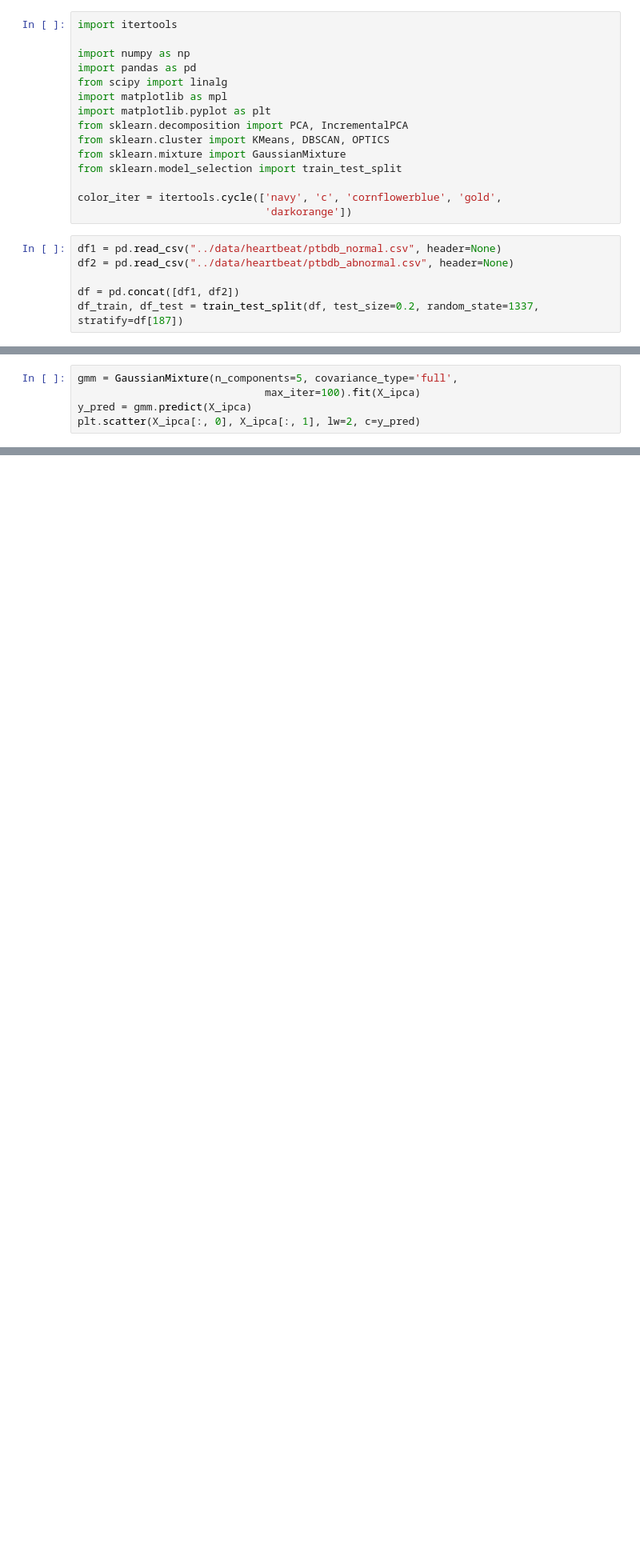
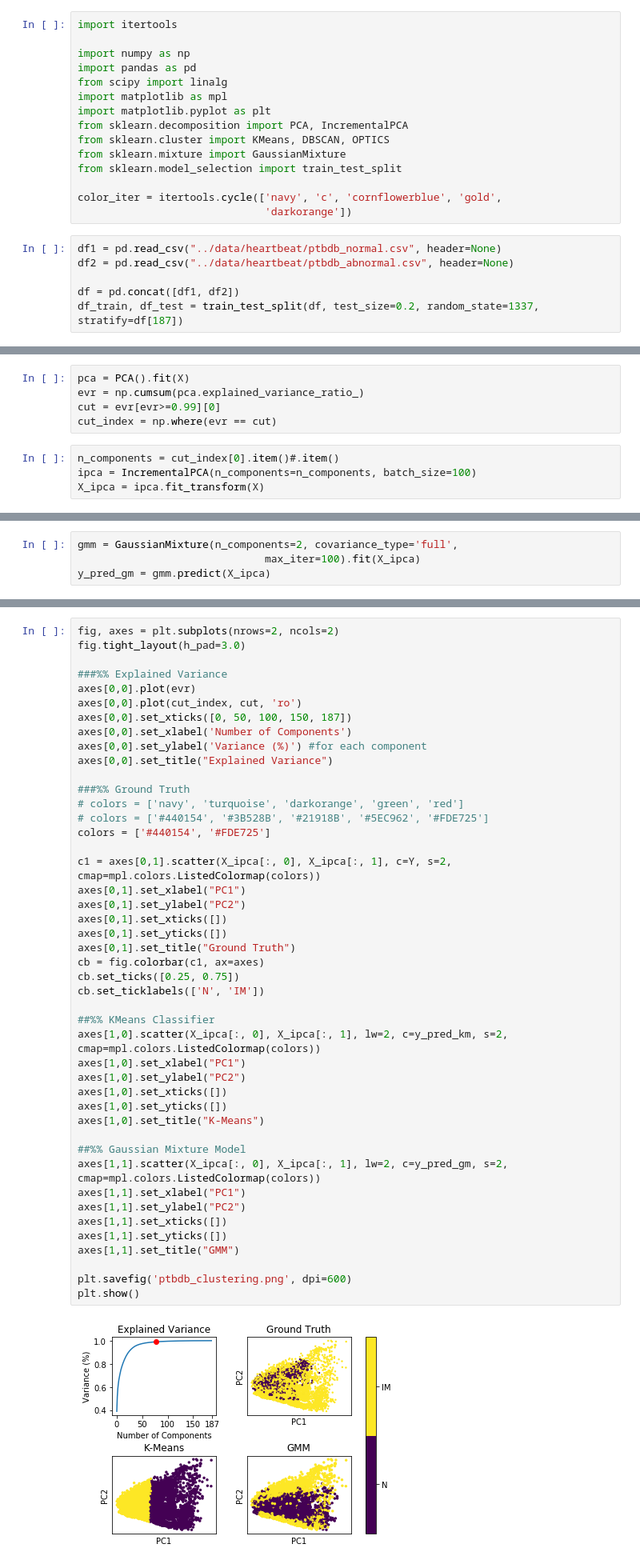
Before and after one commit to nkdnnlr/ECG-Heartbeat-Classification, a Jupyter notebook: ECG_Heartbeat_Classification/data_exploration_ptbdb.ipynb, the cells around one changed output, grey strips where cells are left out. Shown: that part at 80% size. Drawn from its saved outputs; the diff is of its cells as text; blank space fills up the shorter version.

```diff
--- a/ECG_Heartbeat_Classification/data_exploration_ptbdb.ipynb
+++ b/ECG_Heartbeat_Classification/data_exploration_ptbdb.ipynb
@@ -59,2 +82,11 @@ X = df_train
+# %%
+pca = PCA().fit(X)
+evr = np.cumsum(pca.explained_variance_ratio_)
+cut = evr[evr>=0.99][0]
+cut_index = np.where(evr == cut)
+# %%
+n_components = cut_index[0].item()#.item()
+ipca = IncrementalPCA(n_components=n_components, batch_size=100)
+X_ipca = ipca.fit_transform(X)
 # %%
 km = KMeans(n_clusters=2)
@@ -94,5 +94,4 @@ KeyboardInterrupt:
 # %%
-gmm = GaussianMixture(n_components=5, covariance_type='full',
+gmm = GaussianMixture(n_components=2, covariance_type='full',
                               max_iter=100).fit(X_ipca)
-y_pred = gmm.predict(X_ipca)
-plt.scatter(X_ipca[:, 0], X_ipca[:, 1], lw=2, c=y_pred)
+y_pred_gm = gmm.predict(X_ipca)
@@ -101,0 +98,47 @@ plt.scatter(X_ipca[:, 0], X_ipca[:, 1], lw=2, c=y_pred)
+# %%
+fig, axes = plt.subplots(nrows=2, ncols=2)
+fig.tight_layout(h_pad=3.0)
+
+###%% Explained Variance
+axes[0,0].plot(evr)
+axes[0,0].plot(cut_index, cut, 'ro')
+axes[0,0].set_xticks([0, 50, 100, 150, 187])
+axes[0,0].set_xlabel('Number of Components')
+axes[0,0].set_ylabel('Variance (%)') #for each component
+axes[0,0].set_title("Explained Variance")
+
+###%% Ground Truth
+# colors = ['navy', 'turquoise', 'darkorange', 'green', 'red']
+# colors = ['#440154', '#3B528B', '#21918B', '#5EC962', '#FDE725']
+colors = ['#440154', '#FDE725']
+
+c1 = axes[0,1].scatter(X_ipca[:, 0], X_ipca[:, 1], c=Y, s=2, cmap=mpl.colors.ListedColormap(colors))
+axes[0,1].set_xlabel("PC1")
+axes[0,1].set_ylabel("PC2")
+axes[0,1].set_xticks([])
+axes[0,1].set_yticks([])
+axes[0,1].set_title("Ground Truth")
+cb = fig.colorbar(c1, ax=axes)
+cb.set_ticks([0.25, 0.75])
+cb.set_ticklabels(['N', 'IM'])
+
+##%% KMeans Classifier
+axes[1,0].scatter(X_ipca[:, 0], X_ipca[:, 1], lw=2, c=y_pred_km, s=2, cmap=mpl.colors.ListedColormap(colors))
+axes[1,0].set_xlabel("PC1")
+axes[1,0].set_ylabel("PC2")
+axes[1,0].set_xticks([])
+axes[1,0].set_yticks([])
+axes[1,0].set_title("K-Means")
+
+##%% Gaussian Mixture Model
+axes[1,1].scatter(X_ipca[:, 0], X_ipca[:, 1], lw=2, c=y_pred_gm, s=2, cmap=mpl.colors.ListedColormap(colors))
+axes[1,1].set_xlabel("PC1")
+axes[1,1].set_ylabel("PC2")
+axes[1,1].set_xticks([])
+axes[1,1].set_yticks([])
+axes[1,1].set_title("GMM")
+
+plt.savefig('ptbdb_clustering.png', dpi=600)
+plt.show()
+# %% [output]
+[figure, added]
```
Also changed, not shown: parts of 11 cells of this notebook, 1 other file.
